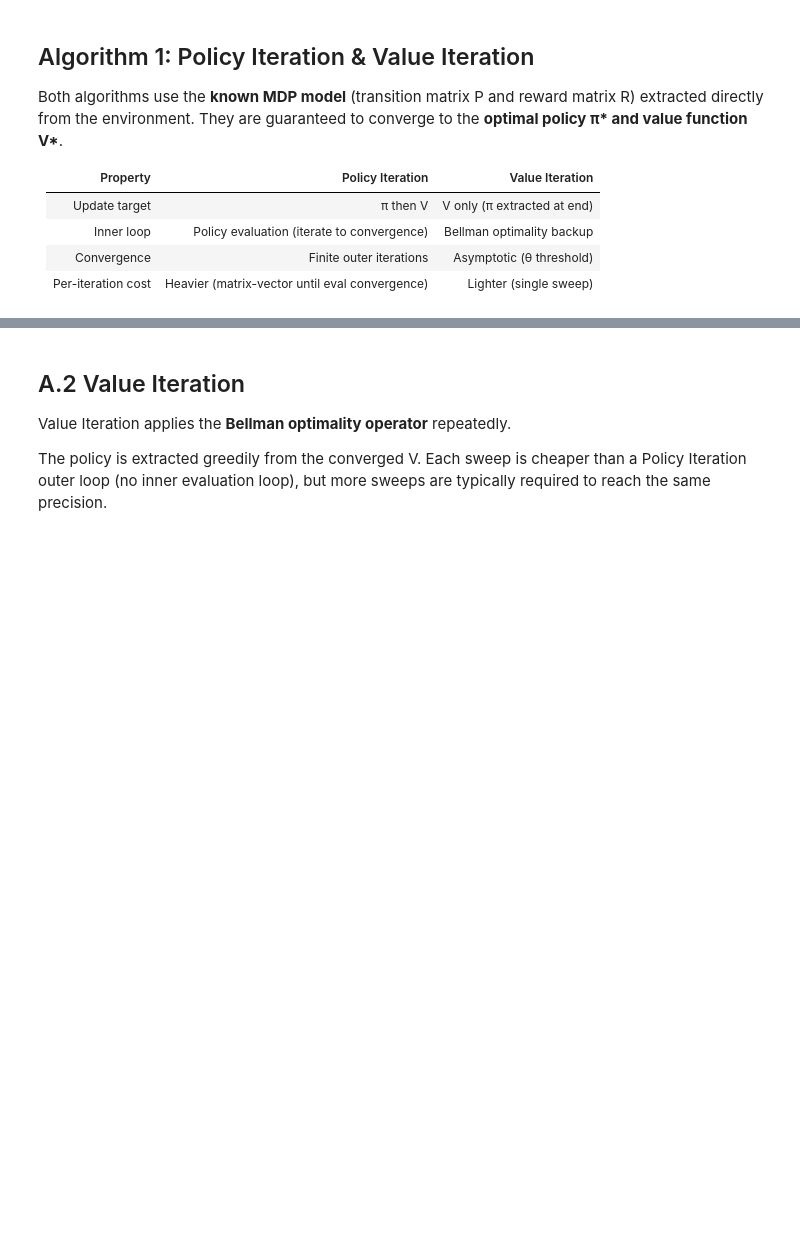
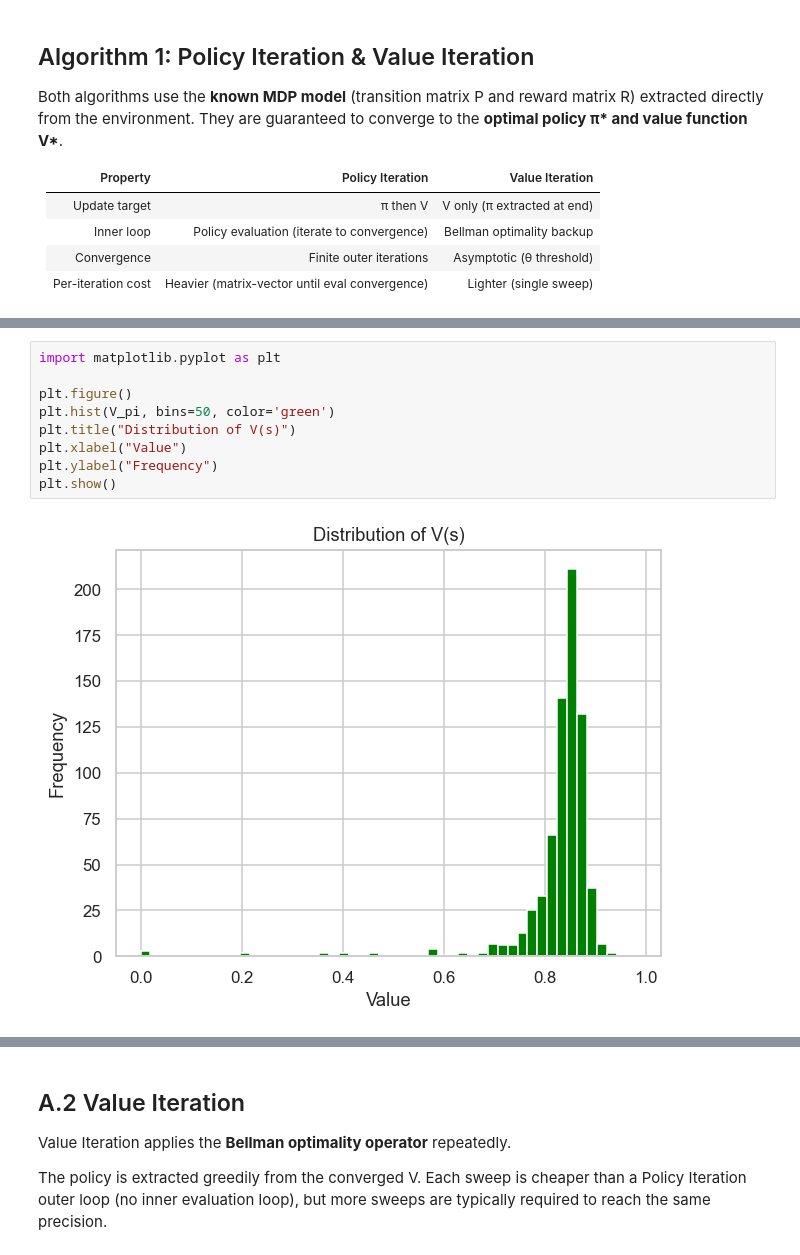
Before and after one commit to calcoafrancisca/RL_GroupAG, a Jupyter notebook: RL Project Code/sepsis_project - Students Version/rl_sepsis_project.ipynb, the cells around one changed output, grey strips where cells are left out. Saved outputs shown, nothing was run; the diff lists cells and outputs as text; blank space fills up the shorter version.

```diff
--- a/RL Project Code/sepsis_project - Students Version/rl_sepsis_project.ipynb
+++ b/RL Project Code/sepsis_project - Students Version/rl_sepsis_project.ipynb
@@ -343,0 +344,11 @@ Running Policy Iteration...
+# %%
+import matplotlib.pyplot as plt
+
+plt.figure()
+plt.hist(V_pi, bins=50, color='green')
+plt.title("Distribution of V(s)")
+plt.xlabel("Value")
+plt.ylabel("Frequency")
+plt.show()
+# %% [output]
+[figure, added]
```
Also changed, not shown: parts of 15 cells of this notebook, 1 other file.
